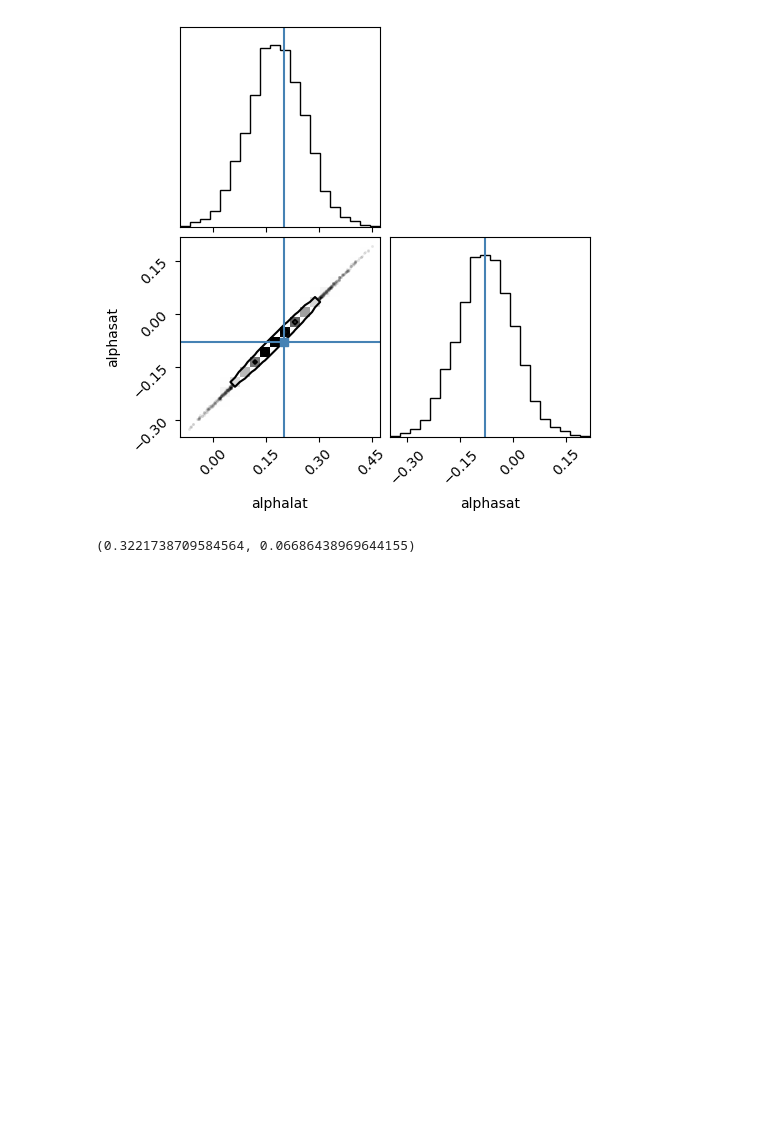
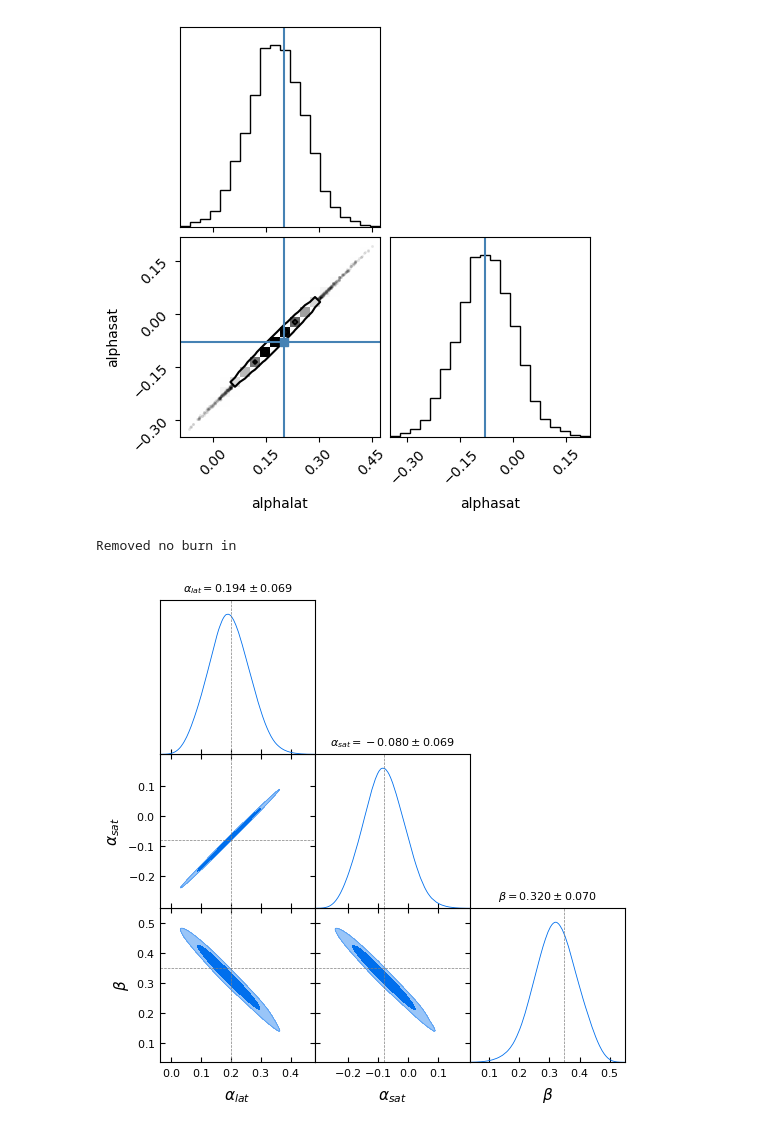
Before and after one commit to antolonappan/solat_cb, a Jupyter notebook: notebooks/calibration.ipynb, the cells around one changed output. Drawn from its saved outputs; the diff is of its cells as text; code cells hidden in the pictures; blank space fills up the shorter version.

```diff
--- a/notebooks/calibration.ipynb
+++ b/notebooks/calibration.ipynb
@@ -210,10 +214,16 @@ sampler = emcee.EnsembleSampler(nwalkers, ndim, ln_prob_diff_sat, threads=4)
 sample = sampler.run_mcmc(pos, 2000, progress=True)
 # %%
 flat_samples = sampler.get_chain(discard=100, thin=15, flat=True)
-# %%
-np.mean(flat_samples[:,2]),np.std(flat_samples[:,2])
-# %% [output]
-(0.3221738709584564, 0.06686438969644155)
+# %%
+flatsamples = MCSamples(samples=flat_samples,names = ['alat','asat','beta'], labels = [r'\alpha_{lat}',r'\alpha_{sat}',r'\beta'])
+# %% [output]
+Removed no burn in
+# %%
+g = plots.get_subplot_plotter()
+g.triangle_plot([flatsamples], filled=True,title_limit=1,markers={'alat':0.2,'asat':-0.08,'beta':0.35})
+plt.savefig('triangle.pdf',bbox_inches='tight',dpi=300)
+# %% [output]
+[figure, added]
 # %%
 fig = corner.corner(flat_samples, labels=["alphalat",'alphasat','beta'], truths=[0.2, -0.08, 0.35])
 # %% [output]
```
Also changed, not shown: parts of 4 cells of this notebook.
